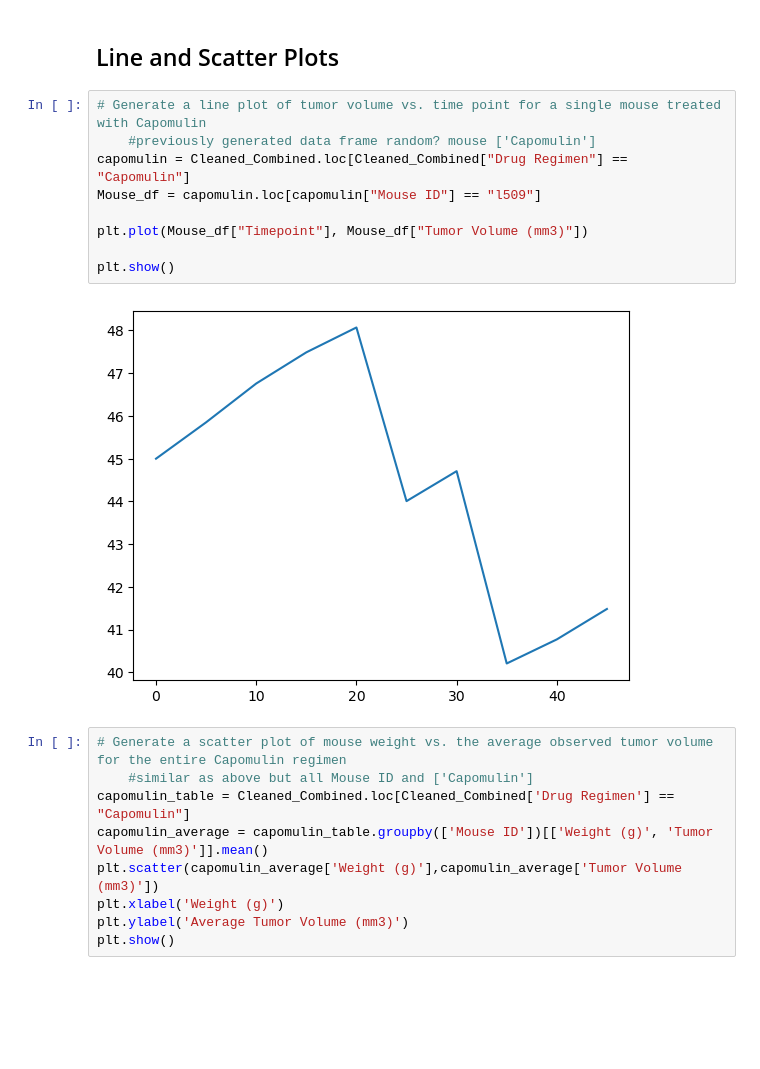
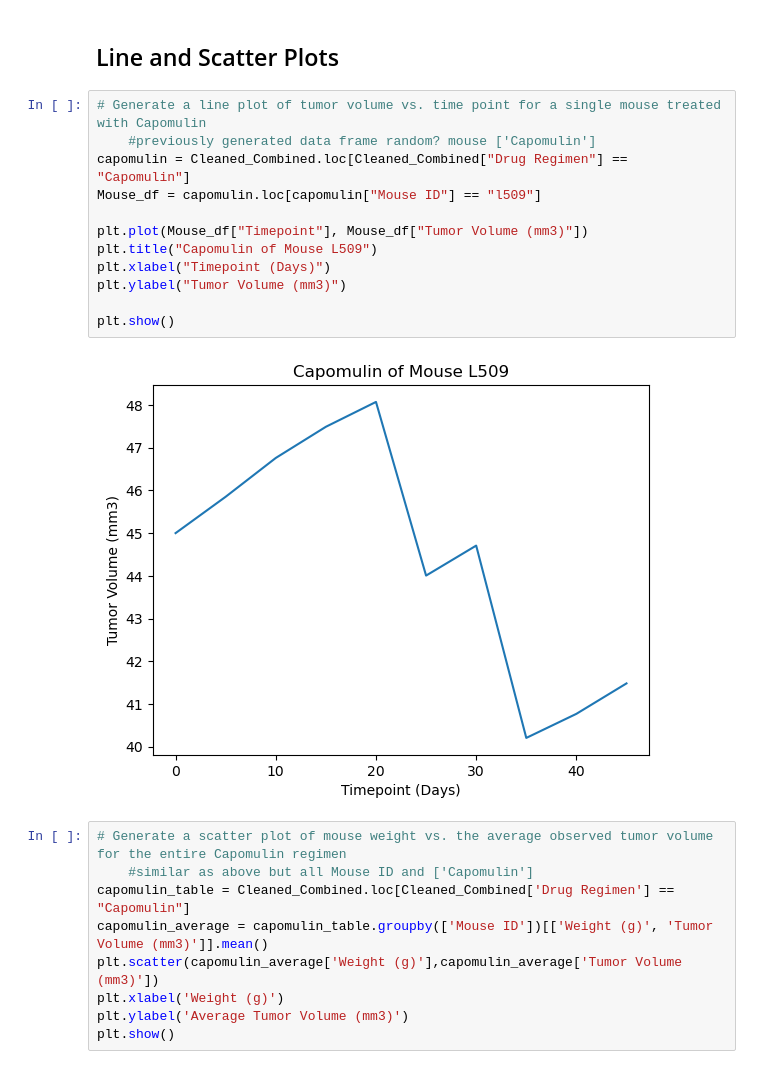
Before and after one commit to msryannhawkins/Matplotlib-Challenge, a Jupyter notebook: Pymaceuticals/pymaceuticals_starter.ipynb, the cells around one changed output. Drawn from its saved outputs; the diff is of its cells as text; blank space fills up the shorter version.

```diff
--- a/Pymaceuticals/pymaceuticals_starter.ipynb
+++ b/Pymaceuticals/pymaceuticals_starter.ipynb
@@ -325,14 +329,17 @@ plt.show()
 # %%
 # Generate a line plot of tumor volume vs. time point for a single mouse treated with Capomulin
     #previously generated data frame random? mouse ['Capomulin']
 capomulin = Cleaned_Combined.loc[Cleaned_Combined["Drug Regimen"] == "Capomulin"]
 Mouse_df = capomulin.loc[capomulin["Mouse ID"] == "l509"]
 
 plt.plot(Mouse_df["Timepoint"], Mouse_df["Tumor Volume (mm3)"])
+plt.title("Capomulin of Mouse L509")
+plt.xlabel("Timepoint (Days)")
+plt.ylabel("Tumor Volume (mm3)")
 
 plt.show()
 # %% [output]
-[figure, old version]
+[figure, new version]
 # %%
 # Generate a scatter plot of mouse weight vs. the average observed tumor volume for the entire Capomulin regimen
     #similar as above but all Mouse ID and ['Capomulin']
```
Also changed, not shown: parts of 3 cells of this notebook, 1 other file.
